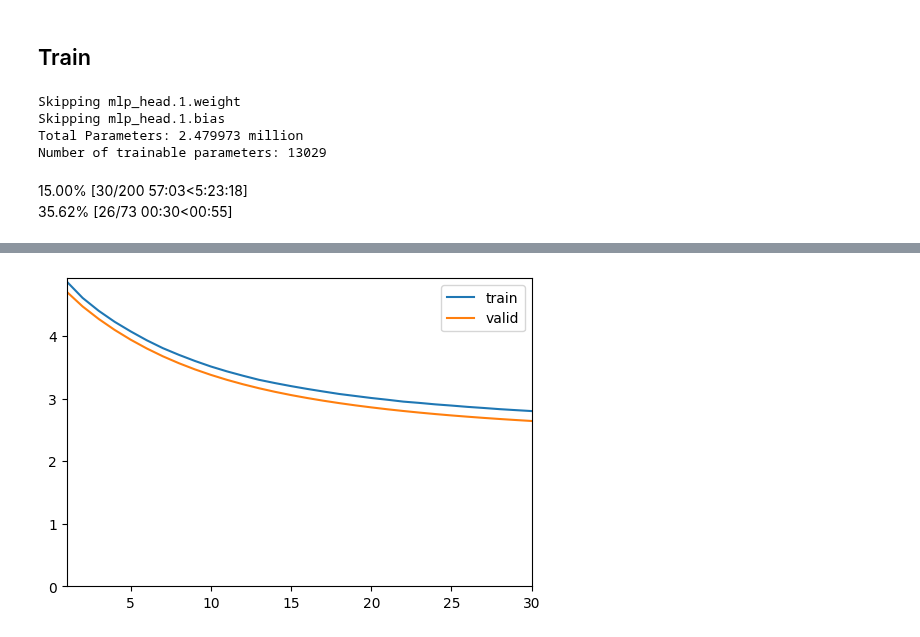
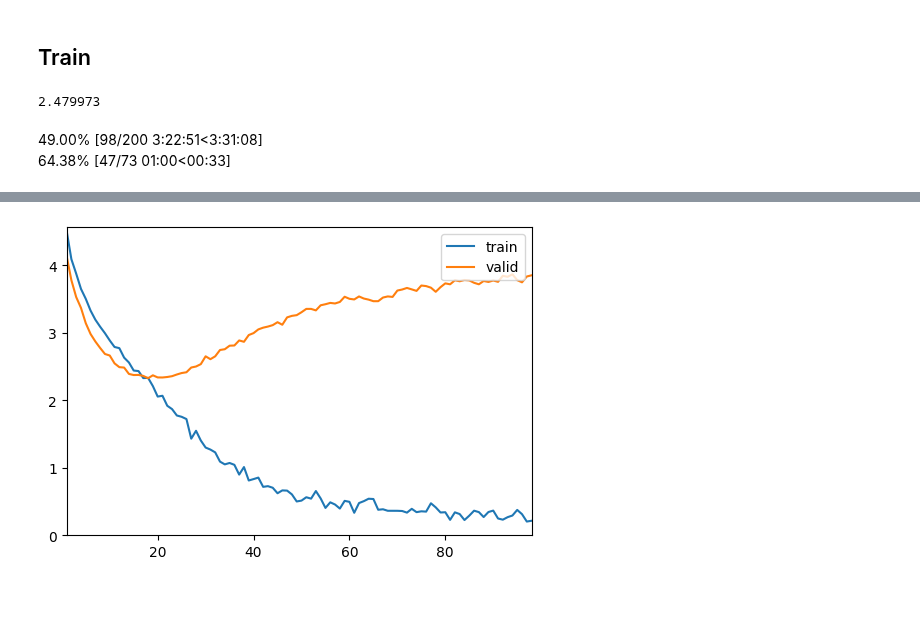
Before and after one commit to danjacobellis/BF, a Jupyter notebook: train_food101.ipynb, the cells around one changed output, grey strips where cells are left out. Drawn from its saved outputs; the diff is of its cells as text; code cells hidden in the pictures; blank space fills up the shorter version.

Commit message:
still overfits with erasing

```diff
--- a/train_food101.ipynb
+++ b/train_food101.ipynb
@@ -91,21 +100,5 @@ def entropy_decode(sample):
 # %%
-efficient_transformer = Linformer(
-    dim=128,
-    seq_len=49+1,
-    depth=12,
-    heads=8,
-    k=64
-)
-imagenet_model = ViT(
-    dim=128,
-    image_size=14,
-    patch_size=2,
-    num_classes=1000,
-    transformer=efficient_transformer,
-    channels=16,
-)
-imagenet_pretrained_weights = torch.load("imagenet_tf_e10.pt")
-imagenet_model.load_state_dict(imagenet_pretrained_weights, strict=False)
+# model = CascadeClassifier().cuda()
 model = ViT(
     dim=128,
     image_size=14,
@@ -114,24 +107,13 @@ model = ViT(
     transformer=efficient_transformer,
     channels=16,
 ).cuda()
-for name, param in imagenet_model.named_parameters():
-    if name in model.state_dict() and param.size() == model.state_dict()[name].size():
-        target_param = dict(model.named_parameters())[name]
-        target_param.data.copy_(param.data)
-        target_param.requires_grad = False
-    else:
-        print(f"Skipping {name}")
 loss_function = nn.CrossEntropyLoss()
-optimizer = torch.optim.Adam(filter(lambda p: p.requires_grad, model.parameters()), lr=1e-4)
-total_params = sum(p.numel() for p in model.parameters())
-print(f'Total Parameters: {total_params / 1e6} million')
-trainable_params = sum(p.numel() for p in model.parameters() if p.requires_grad)
-print(f"Number of trainable parameters: {trainable_params} ")
+optimizer = optim.AdamW(model.parameters(), lr=0.001)
-# %% [output]
-Skipping mlp_head.1.weight
-Skipping mlp_head.1.bias
-Total Parameters: 2.479973 million
-Number of trainable parameters: 13029
+# %%
+num_params = sum(p.numel() for p in model.parameters() if p.requires_grad)
+num_params/1e6
+# %% [output]
+2.479973
 # %%
 dataset = load_dataset('danjacobellis/food101_cascade').map(entropy_decode).remove_columns("compressed_image").with_format("torch")
 # %%
@@ -143,8 +125,10 @@ val_accuracy = []
 augmentations = Compose([
     RandomCrop(14),
     RandomHorizontalFlip(0.5),
-    # RandomErasing(p=0.5, scale=(0.1, 0.25), ratio=(1/2, 2), value=0, inplace=False),
-    # RandomErasing(p=0.5, scale=(0.1, 0.25), ratio=(1/2, 2), value=0, inplace=False),
+    RandomErasing(p=0.5, scale=(4/196, 48/196), ratio=(1/14, 14), value=0, inplace=False),
+    RandomErasing(p=0.5, scale=(4/196, 48/196), ratio=(1/14, 14), value=0, inplace=False),
+    RandomErasing(p=0.5, scale=(4/196, 48/196), ratio=(1/14, 14), value=0, inplace=False),
+    RandomErasing(p=0.5, scale=(4/196, 48/196), ratio=(1/14, 14), value=0, inplace=False),
 ])
 
 center_crop = CenterCrop(14)
@@ -206,5 +190,5 @@ for epoch in mb:
     checkpoint_filename = f'checkpoint{epoch}.pt'
     torch.save(model.state_dict(), checkpoint_filename)
 # %% [output]
-15.00% [30/200 57:03<5:23:18]
-35.62% [26/73 00:30<00:55]
+49.00% [98/200 3:22:51<3:31:08]
+64.38% [47/73 01:00<00:33]
@@ -212 +196 @@ Epoch: 1, Accuracy: 0.0200
-[figure, old version]
+[figure, new version]
```
Also changed, not shown: parts of 4 cells of this notebook.
